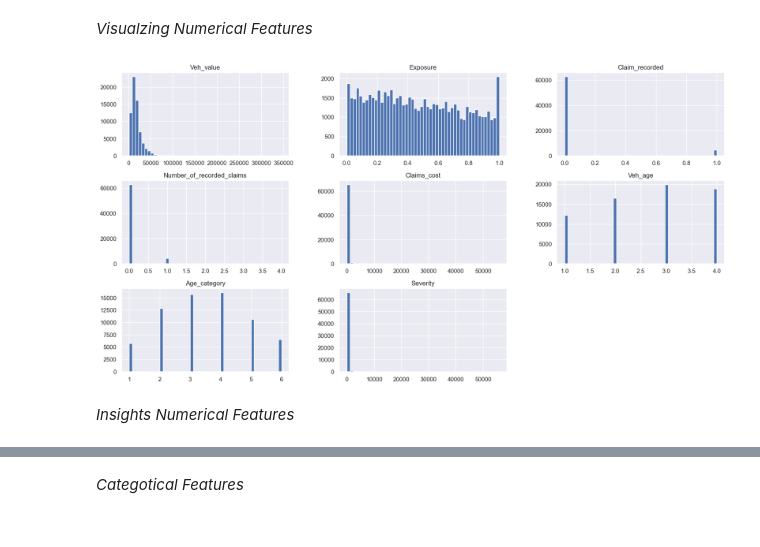
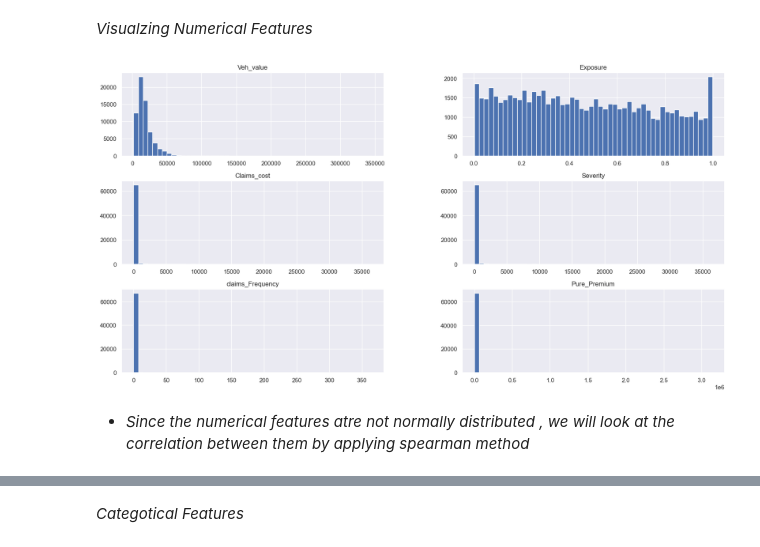
Before and after one commit to omars1234/Auto_Mobile_Inusrance_Analysis, a Jupyter notebook: Project_NoteBook.ipynb, the cells around one changed output, grey strips where cells are left out. Saved outputs shown, nothing was run; the diff lists cells and outputs as text; code cells hidden in the pictures.

```diff
--- a/Project_NoteBook.ipynb
+++ b/Project_NoteBook.ipynb
@@ -154,0 +197,27 @@ df_copy.head()
+# %%
+conditions = [
+    (df['Claims_cost']==0),
+    (df['Claims_cost'] >0) & (df['Claims_cost'] < 10000),
+    (df['Claims_cost'] >= 10000) & (df['Claims_cost'] < 20000),
+    (df['Claims_cost'] >= 20000) & (df['Claims_cost'] < 30000),
+    (df['Claims_cost'] >= 30000) & (df['Claims_cost'] < 40000),
+    (df['Claims_cost'] >= 40000) & (df['Claims_cost'] < 50000),
+    (df['Claims_cost'] >= 50000) & (df['Claims_cost'] < 60000)
+]
+
+Claims_cost_categories_lab = ['Claims_cost 0', 'Claims_cost 1-10k','Claims_cost 10k-20k','Claims_cost 20k-30k',
+       'Claims_cost 30k-40k','Claims_cost 40k-50k','Claims_cost 50k-60k']
+
+bins = [1800,100000, 200000, 300000, 400000]
+Veh_value_categories_lab = ['Veh_value up to 100k', 'Veh_value between 100k and 200k',
+        'Veh_value between 200k and 300k','Veh_value between 300k and 400k',]
+
+
+df["Claims_cost_categories"]=np.select(conditions, Claims_cost_categories_lab, default='Other')
+df["Veh_value_categories"]=pd.cut(df["Veh_value"], bins=bins,labels=Veh_value_categories_lab,include_lowest=True)
+# %%
+df["Severity"]=np.round(np.where(df['Number_of_recorded_claims'] != 0, df['Claims_cost'] / df['Number_of_recorded_claims'],0))
+df["claims_Frequency"]=df["Number_of_recorded_claims"]/df["Exposure"]
+df["Pure_Premium"]=np.round(df["Severity"]*df["claims_Frequency"],0)
+print(df.shape)
+df.head()
@@ -154,0 +234,3 @@ df_copy.head()
+# %%
+df=df.drop("higher_indemnity_one_claim",axis=1)
+df[["Claim_recorded","Number_of_recorded_claims","Veh_age","Age_category"]]=df[["Claim_recorded","Number_of_recorded_claims","Veh_age","Age_category"]].astype("object")
@@ -155,3 +241,6 @@ df_copy.head()
+# %%
+Numnerical_features=df.select_dtypes(exclude=['object','category']).columns.tolist()
+categorical_features=df.select_dtypes(include=['object','category']).columns.tolist()
 # %% [markdown]
 ---
 ## *EDA --Exploration data analysis ---> Descriptive Analysis*
@@ -174,9 +263,9 @@ df_copy.describe()
 # %%
 %matplotlib inline
 import matplotlib.pyplot as plt
-df_copy.hist(bins=50, figsize=(20,10))
+df[Numnerical_features].hist(bins=50, figsize=(20,10))
 plt.show()
 # %% [output]
-[figure, old version]
+[figure, new version]
-# %% [markdown]
-*Insights Numerical Features*
+# %% [markdown]
+* *Since the numerical features atre not normally distributed , we will look at the correlation between them by applying spearman method*
```
Also changed, not shown: parts of 91 cells of this notebook, 9 other files.
